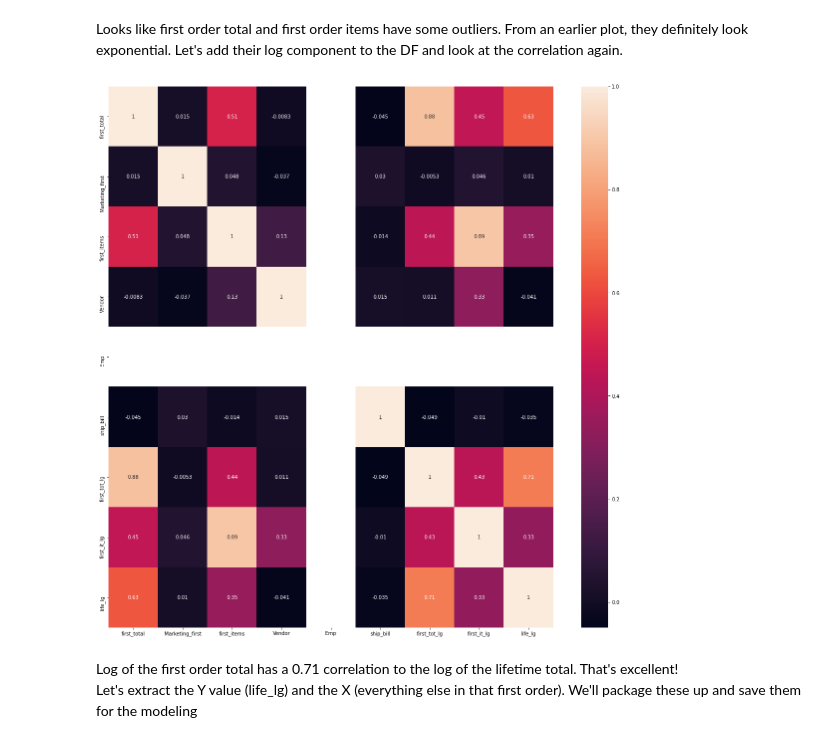
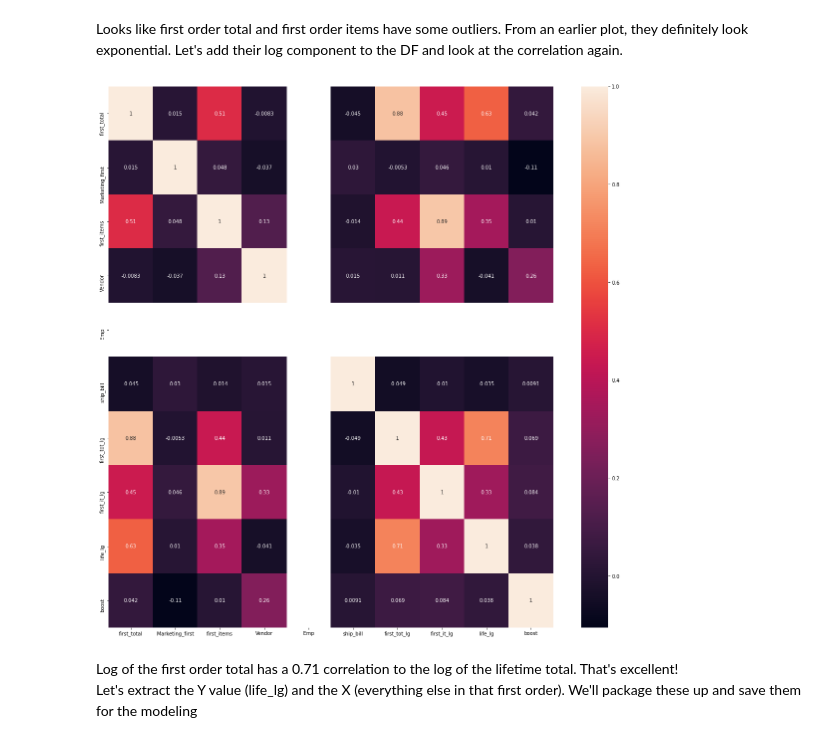
Before and after one commit to shahinrostami/Shopify-CLV, a Jupyter notebook: Cap2_EDA.ipynb, the cells around one changed output. Drawn from its saved outputs; the diff is of its cells as text; code cells hidden in the pictures.

Commit message:
Add files via upload
Correction to previous version where I actually include 'boost' in the model features that are exported.

```diff
--- a/Cap2_EDA.ipynb
+++ b/Cap2_EDA.ipynb
@@ -602,14 +602,14 @@ df['first_tot_lg'] = np.log10(df['first_total'])
 df['first_it_lg'] = np.log10(df['first_items'])
 # %%
 X = df[['first_total', 'Marketing_first','first_items', 'first_order', 'server', 'Vendor', 'Emp',
-       'Source', 'ship_bill', 'Area_Code', 'Ship_Zip', 'lead_sku', 'weekday', 'mon', 'first_tot_lg','first_it_lg', 'life_lg']]
+       'Source', 'ship_bill', 'Area_Code', 'Ship_Zip', 'lead_sku', 'weekday', 'mon', 'first_tot_lg','first_it_lg', 'life_lg', 'boost']]
 # look at correlation again
 # let's look at the correlation coefficient just based on the first order
 corr = X.corr()
 fig, ax = plt.subplots(figsize=(20,20))
 _ = sns.heatmap(corr, annot=True, ax=ax)
 # %% [output]
-[figure, old version]
+[figure, new version]
 # %% [markdown]
 Log of the first order total has a 0.71 correlation to the log of the lifetime total. That's excellent! <br>
 Let's extract the Y value (life_lg) and the X (everything else in that first order). We'll package these up and save them for the modeling
```
Also changed, not shown: parts of 1 cell of this notebook.
